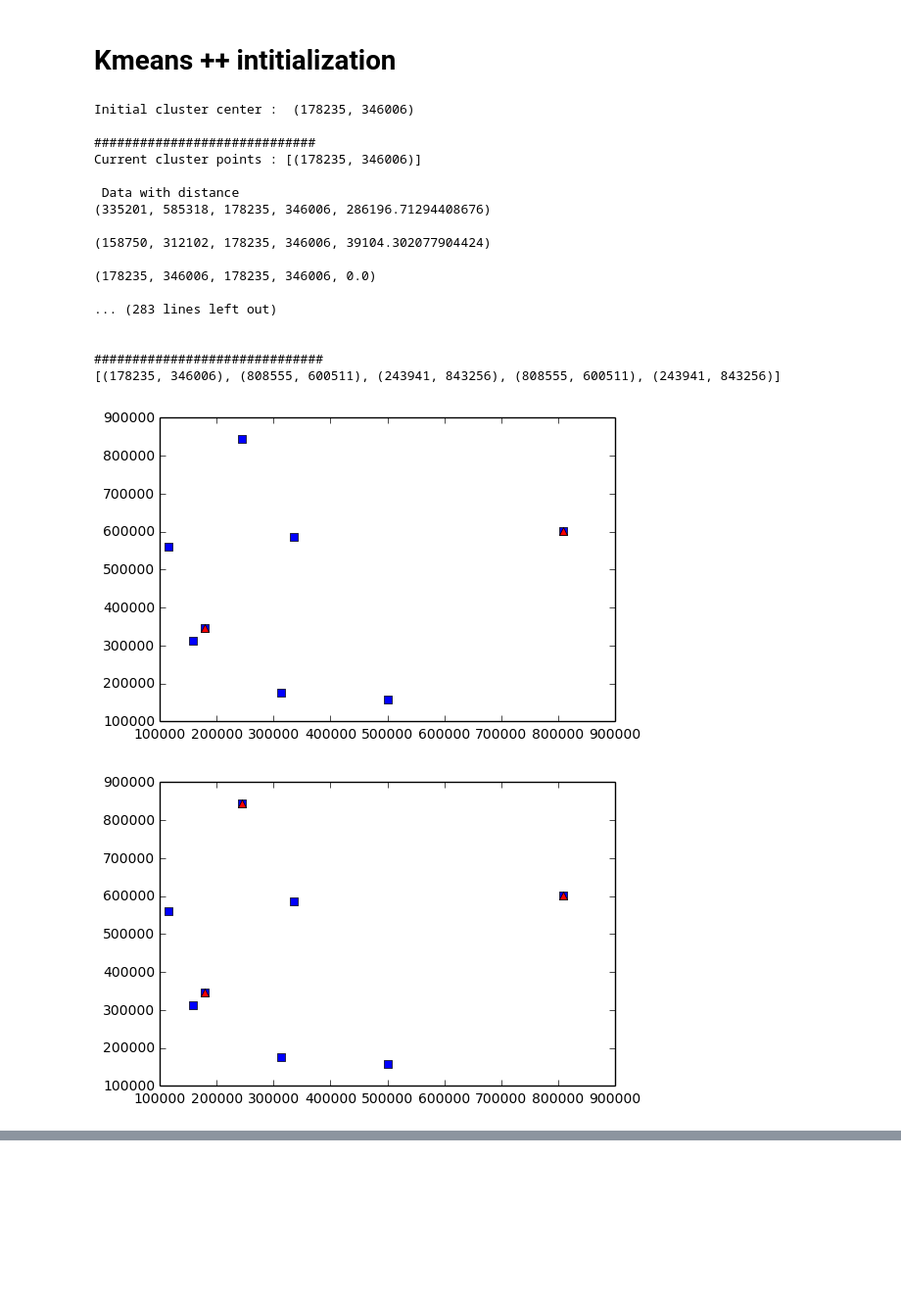
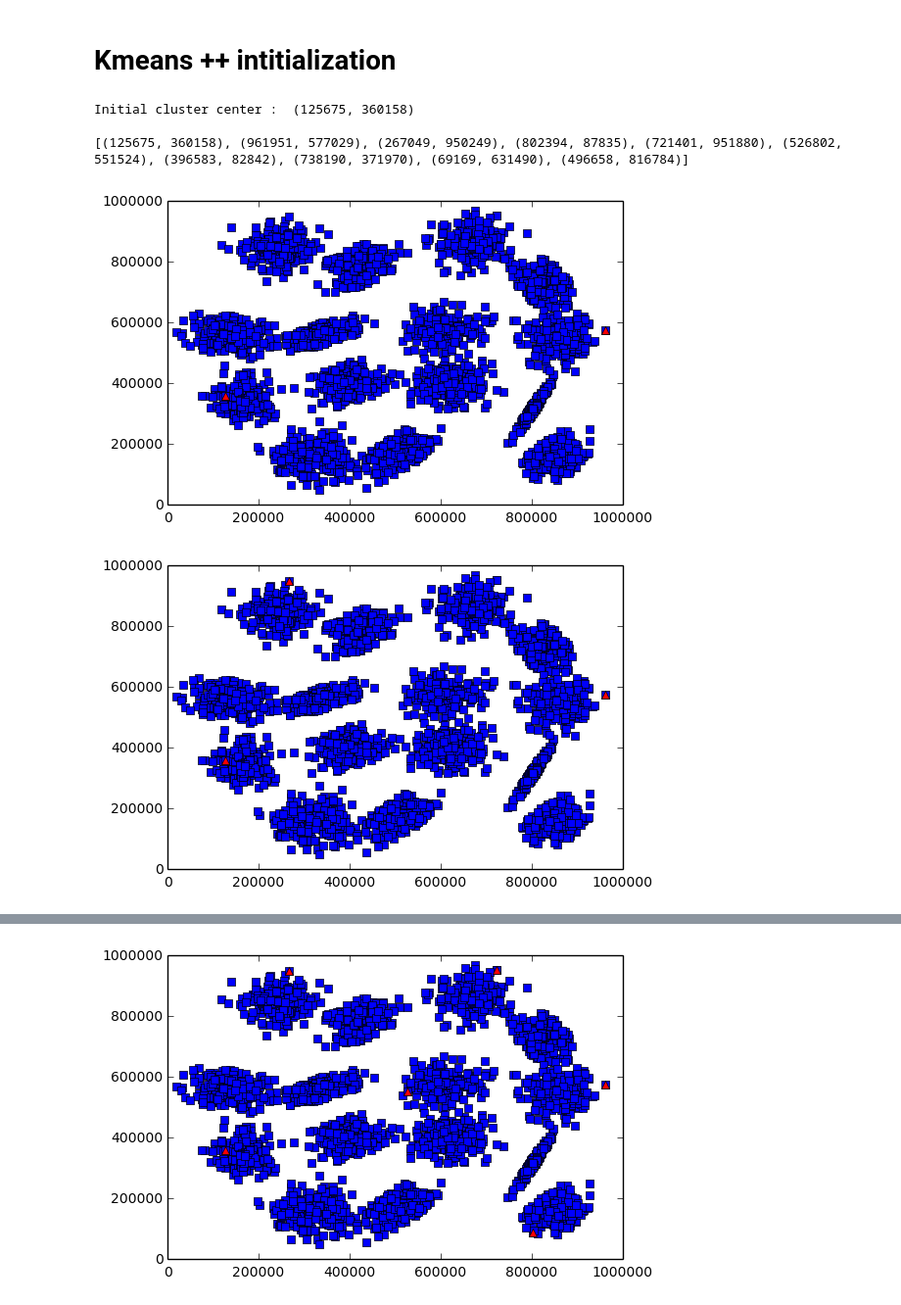
Before and after one commit to jauffretp/ELTDM, a Jupyter notebook: notebooks/Without buckets.ipynb, the cells around one changed output, grey strips where cells are left out. Shown at 98% size. Saved outputs shown, nothing was run; the diff lists cells and outputs as text; code cells hidden in the pictures; blank space fills up the shorter version.

```diff
--- a/notebooks/Without buckets.ipynb
+++ b/notebooks/Without buckets.ipynb
@@ -26,7 +28,7 @@ def extract_split(x):
 
 s1 = s1.flatMap(lambda x: x.split('\n')).map(extract_split)
 
-s1 = s1.sample(withReplacement=False,fraction=0.0025)
+#s1 = s1.sample(withReplacement=False,fraction=0.0025)
 # %%
 s1.takeSample(False, 20)
 # %% [output]
@@ -209,3 +234,11 @@ from copy import deepcopy
+# %%
+def mapAddTuple(t, coord_idx):
+    def map(row):
+
+        toAdd = tuple([deepcopy(t[i]) for i in coord_idx])
+
+        return row + toAdd
+    return map
 # %%
 
 
@@ -228,10 +261,10 @@ def initCluster(data,num_clusters,num_features, reducer, cluster_centers, visual
 
     for _ in range(num_clusters-1):
 
-        print("#############################")
+        #print("#############################")
 
 
-        print("Current cluster points :", cluster_centers)
+        #print("Current cluster points :", cluster_centers)
         '''
         print("Data before adding distance")
         collect = data.collect()
@@ -241,38 +274,49 @@ def initCluster(data,num_clusters,num_features, reducer, cluster_centers, visual
 
         data_dist = data.map(compute_distance(xi_indexes, yi_indexes))
 
+        '''
         print("\n Data with distance")
         for line in data_dist.collect():
             print(line, "\n")
 
+        '''
         reduce_tuple = data_dist.reduce(reducer(dist_indexes=dist_indexes))
 
+        '''
         print("\n Data after reduce")
         for line in data_dist.collect():
             print(line, "\n")
+        '''
+
 
         new_cluster_point = tuple(reduce_tuple[i] for i in coord_indexes)
-        copy = deepcopy(new_cluster_point)
 
-        cluster_centers.append(copy)
+        cluster_centers.append(new_cluster_point)
+
+        '''
         print("\n Cluster list : ", cluster_centers)
 
         #print("Computing center of cluster n° {}".format(current_clust))
-        print("\n New cluster point : {}".format(copy))
+        print("\n New cluster point : {}".format(new_cluster_point))
 
-        #CE MAP FOUT LE DAWA
+        '''
 
-        data_point = data_dist.map(lambda x:x + copy)
+
+        #CE MAP ETAIT LA SOURCE DES SOUCIS, JAI ENCAPSULE LE CODE DANS UNE FONCTIOn
+        data_point = data_dist.map(mapAddTuple(new_cluster_point,coord_idx=coord_indexes))
+
+
+
 
         data = data_point
 
         data_point.count()
 
-
+        '''
         print("\n Data after adding new cluster point")
         for line in data_point.collect():
             print(line, "\n")
-
+        '''
 
         if visualize:
             #Assume that data is 2D, and coord is 0,1
@@ -285,36 +329,24 @@ def initCluster(data,num_clusters,num_features, reducer, cluster_centers, visual
 
         #print("New yi indexes : {}".format(yi_indexes))
         #print("New dist_indexes : {}".format(dist_indexes))
+
+        '''
         print("\n")
         print("##############################")
-
+        '''
     return data, cluster_centers
 # %%
 cluster1_center = s1.takeSample(False, 1)[0]
 cluster_centers = [cluster1_center]
 print("Initial cluster center : ",cluster1_center, "\n")
 s1_map = s1.map(lambda x : x + cluster1_center)
-s1_map_clustered, cluster_centers = initCluster(s1_map, num_features=2,num_clusters=5, reducer=reduceMax, cluster_centers=cluster_centers, visualize=True)
+s1_map_clustered, cluster_centers = initCluster(s1_map, num_features=2,num_clusters=10, reducer=reduceMax, cluster_centers=cluster_centers, visualize=True)
 
 
 print(cluster_centers)
 # %% [output]
-Initial cluster center :  (178235, 346006)
+Initial cluster center :  (125675, 360158)
 
-#############################
-Current cluster points : [(178235, 346006)]
-
- Data with distance
-(335201, 585318, 178235, 346006, 286196.71294408676)
-
-(158750, 312102, 178235, 346006, 39104.302077904424)
-
-(178235, 346006, 178235, 346006, 0.0)
-
-... (283 lines left out)
-
-
-##############################
-[(178235, 346006), (808555, 600511), (243941, 843256), (808555, 600511), (243941, 843256)]
+[(125675, 360158), (961951, 577029), (267049, 950249), (802394, 87835), (721401, 951880), (526802, 551524), (396583, 82842), (738190, 371970), (69169, 631490), (496658, 816784)]
-[figure, old version]
+[figure, new version]
-[figure, old version]
+[figure, new version]
@@ -322,0 +355 @@ Current cluster points : [(178235, 346006)]
+[figure, added]
```
Also changed, not shown: parts of 9 cells of this notebook.
